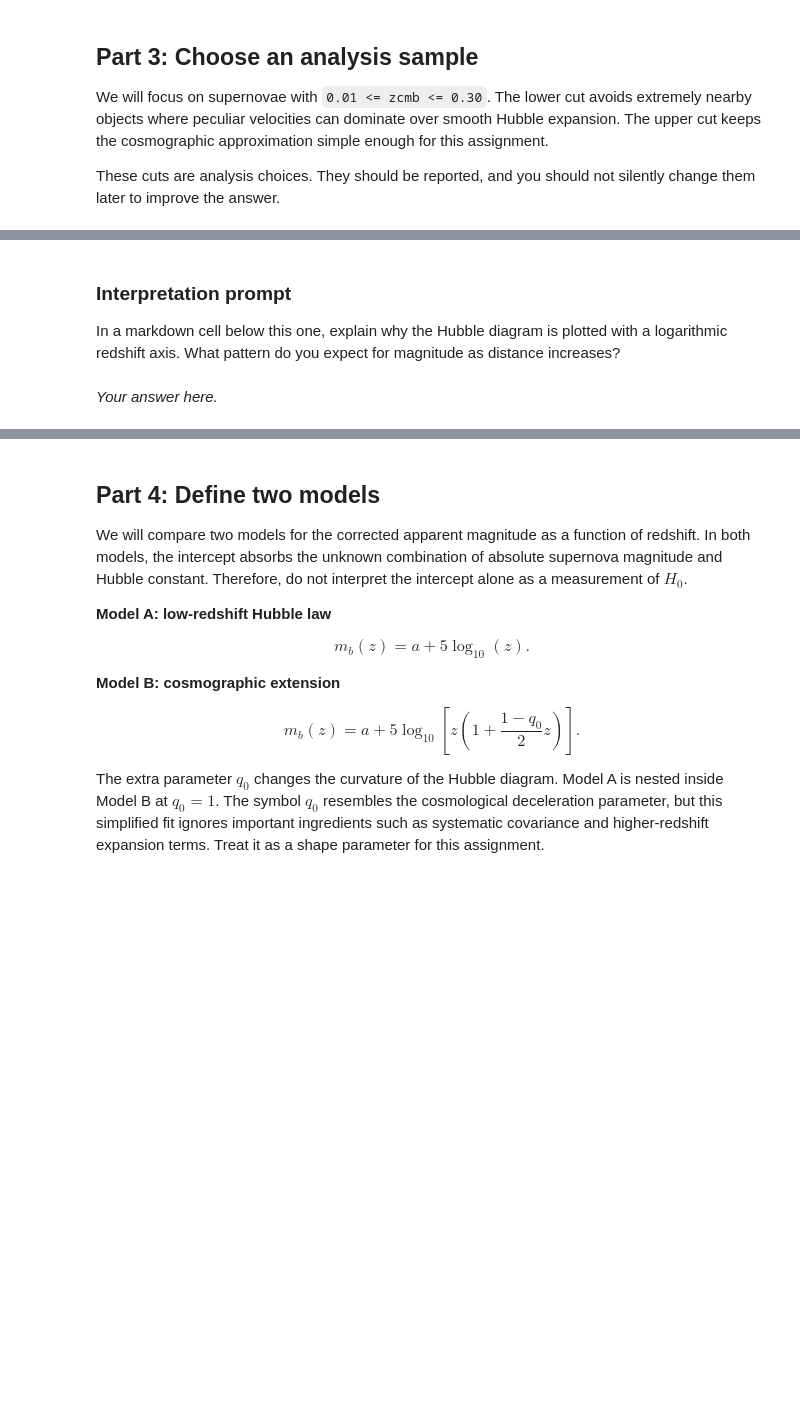
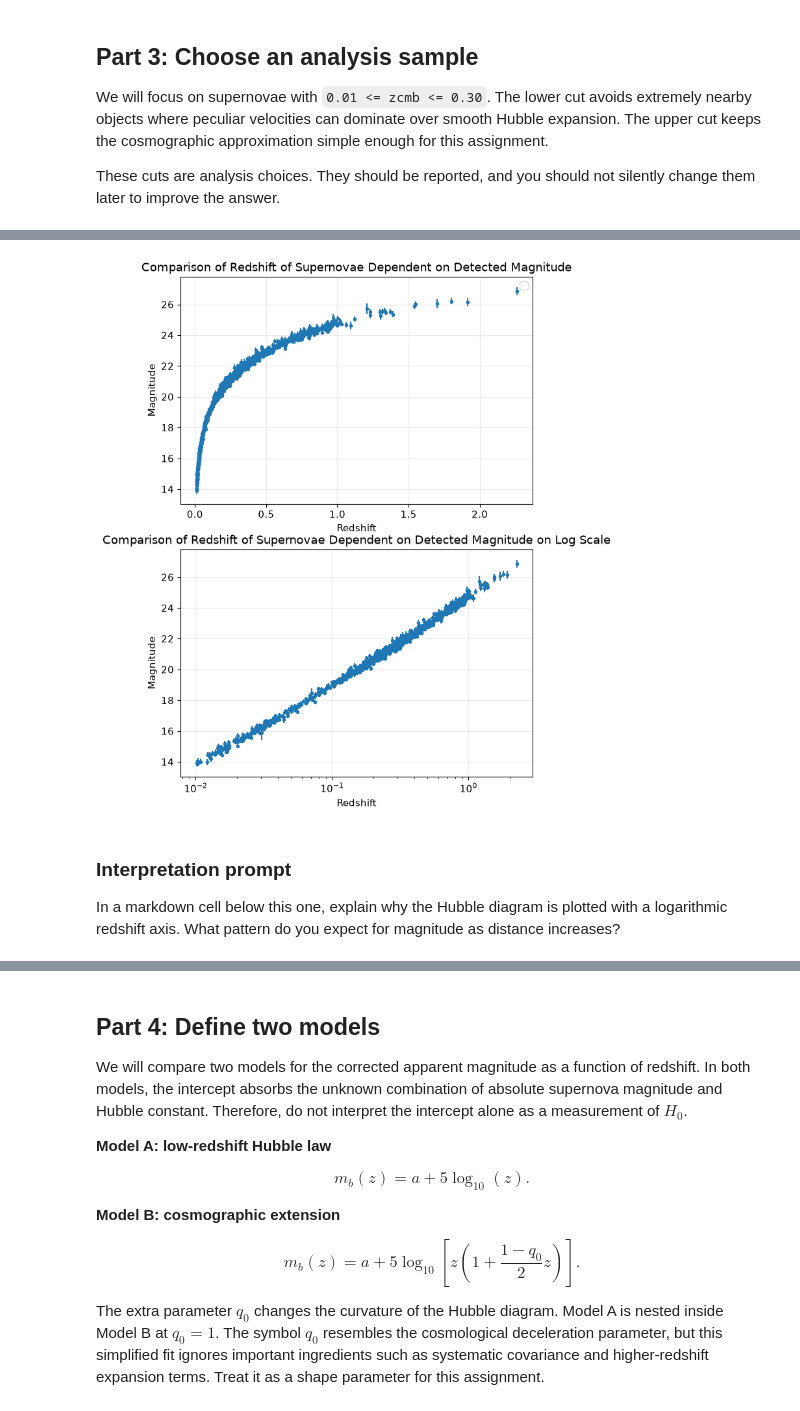
Before and after one commit to Mohommed729/mohommed_assignment_2, a Jupyter notebook: notebooks/assignment2_supernova_hubble_diagram.ipynb, the cells around one changed output, grey strips where cells are left out. Saved outputs shown, nothing was run; the diff lists cells and outputs as text; code cells hidden in the pictures; blank space fills up the shorter version.

```diff
--- a/notebooks/assignment2_supernova_hubble_diagram.ipynb
+++ b/notebooks/assignment2_supernova_hubble_diagram.ipynb
@@ -190,23 +239,33 @@ analysis_data = ...
 # %%
 # TODO: Make a first Hubble diagram visualization.
 #
 # Complete instructions:
 # 1. Create a figure and axis with plt.subplots().
 # 2. Plot mb versus zcmb with vertical error bars from dmb.
 #    Hint: use ax.errorbar(..., yerr=..., fmt=".").
 # 3. Use a logarithmic x-axis with ax.set_xscale("log").
 # 4. Label the axes and add a title.
 # 5. Add a legend and call plt.show().
 #
 # Course reference: Lecture 4 plotted measured data with uncertainty bars
 # before fitting. Matplotlib errorbar documentation:
 # https://matplotlib.org/stable/api/_as_gen/matplotlib.axes.Axes.errorbar.html
-fig, ax = ...
-...
+fig, ax = plt.subplots(2,1, figsize=(7,10))
+ax[0].errorbar(new_data['zcmb'], new_data['mb'], yerr = new_data['dmb'], fmt = '.')
+ax[0].set_xlabel('Redshift')
+ax[0].set_ylabel('Magnitude')
+ax[0].set_title('Comparison of Redshift of Supernovae Dependent on Detected Magnitude')
+ax[0].legend()
+
+ax[1].errorbar(new_data['zcmb'], new_data['mb'], yerr = new_data['dmb'], fmt = '.')
+ax[1].set_xscale('log')
+ax[1].set_xlabel('Redshift')
+ax[1].set_ylabel('Magnitude')
+ax[1].set_title('Comparison of Redshift of Supernovae Dependent on Detected Magnitude on Log Scale')
 plt.show()
+# %% [output]
+[figure, added]
 # %% [markdown]
 ### Interpretation prompt
 
 In a markdown cell below this one, explain why the Hubble diagram is plotted with a logarithmic redshift axis. What pattern do you expect for magnitude as distance increases?
-# %% [markdown]
-_Your answer here._
```
Also changed, not shown: parts of 18 cells of this notebook, 2 other files.
